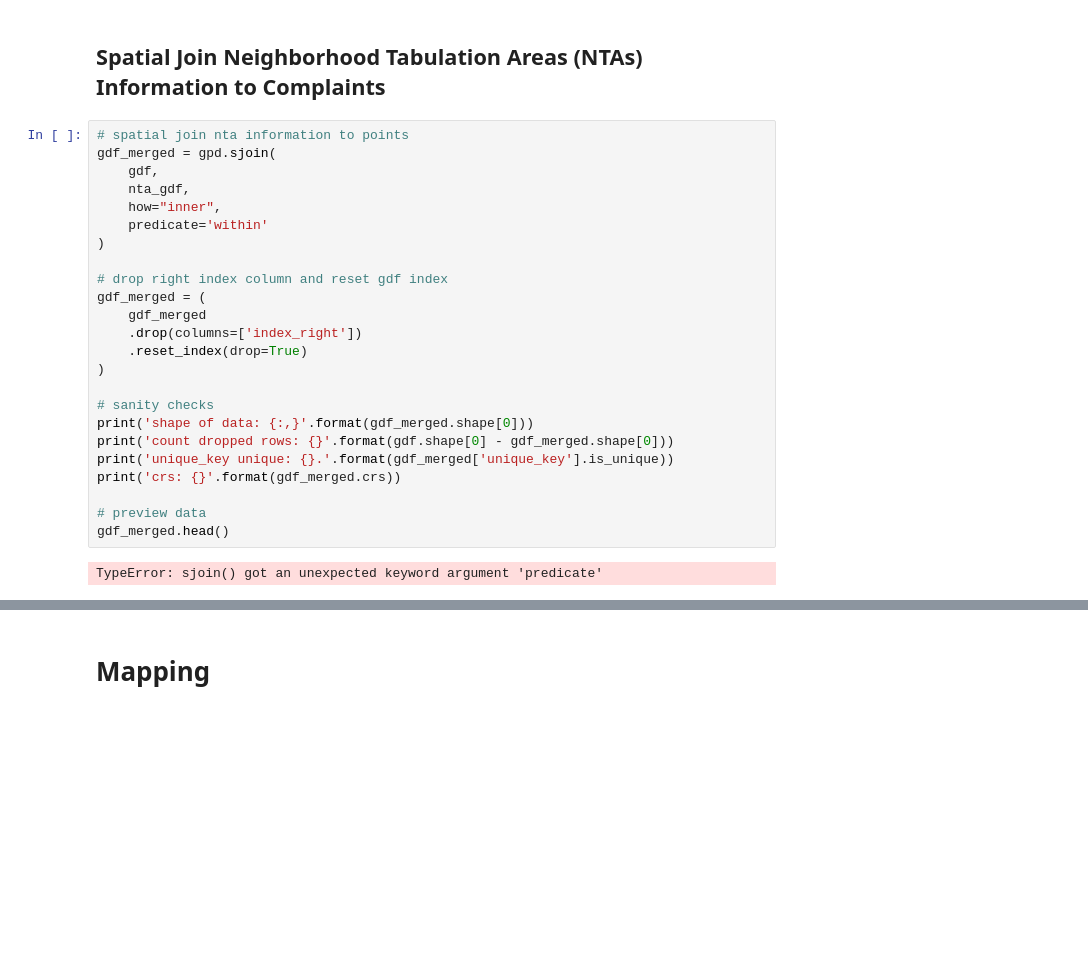
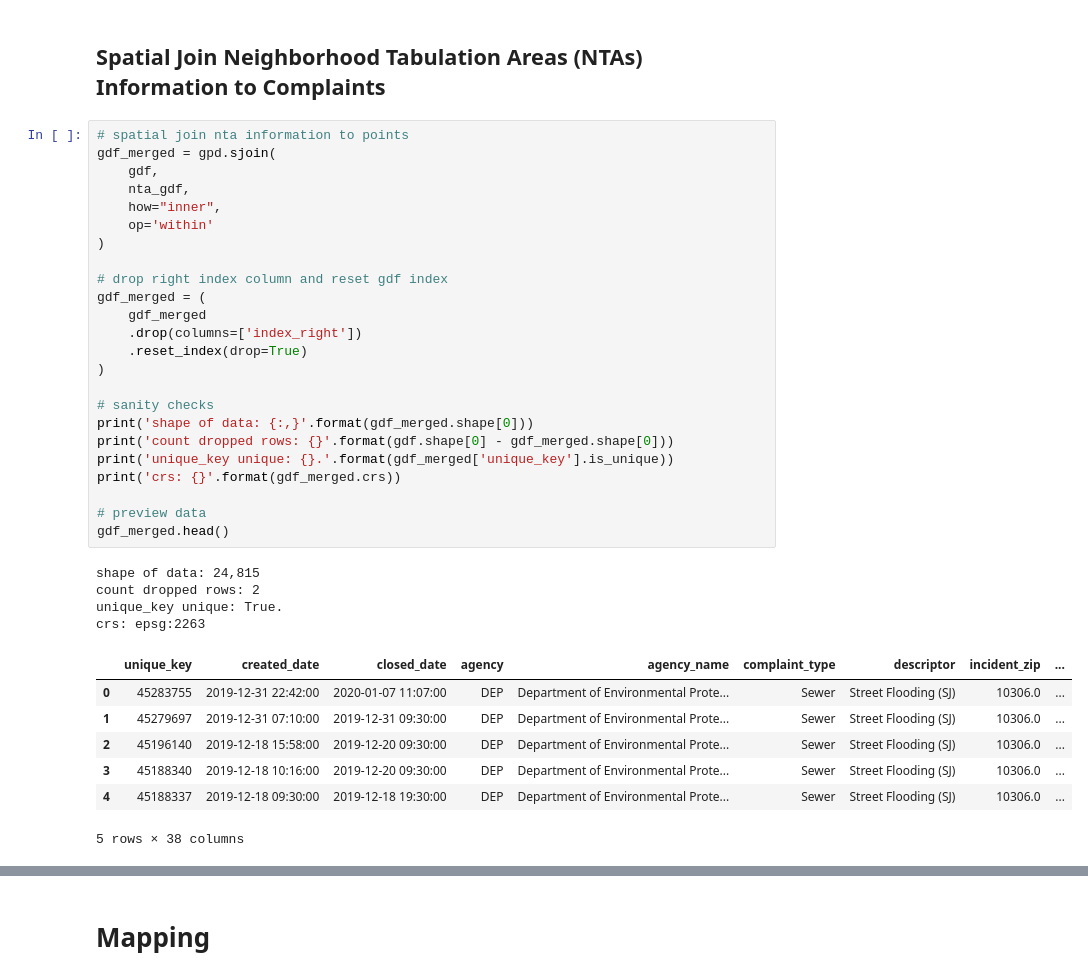
Before and after one commit to ndtwork/nyc-311-street-flooding, a Jupyter notebook: analysis-mapping.ipynb, the cells around one changed output, grey strips where cells are left out. Drawn from its saved outputs; the diff is of its cells as text; blank space fills up the shorter version.

```diff
--- a/analysis-mapping.ipynb
+++ b/analysis-mapping.ipynb
@@ -289,29 +289,39 @@ gdf.plot()
 # %%
 # spatial join nta information to points
 gdf_merged = gpd.sjoin(
     gdf,
     nta_gdf,
     how="inner",
-    predicate='within'
+    op='within'
 )
 
 # drop right index column and reset gdf index
 gdf_merged = (
     gdf_merged
     .drop(columns=['index_right'])
     .reset_index(drop=True)
 )
 
 # sanity checks
 print('shape of data: {:,}'.format(gdf_merged.shape[0]))
 print('count dropped rows: {}'.format(gdf.shape[0] - gdf_merged.shape[0]))
 print('unique_key unique: {}.'.format(gdf_merged['unique_key'].is_unique))
 print('crs: {}'.format(gdf_merged.crs))
 
 # preview data
 gdf_merged.head()
 # %% [output]
-TypeError: sjoin() got an unexpected keyword argument 'predicate'
+shape of data: 24,815
+count dropped rows: 2
+unique_key unique: True.
+crs: epsg:2263
+|  | unique_key | created_date | closed_date | agency | agency_name | complaint_type | descriptor | incident_zip | ... |
+| 0 | 45283755 | 2019-12-31 22:42:00 | 2020-01-07 11:07:00 | DEP | Department of Environmental Prote... | Sewer | Street Flooding (SJ) | 10306.0 | ... |
+| 1 | 45279697 | 2019-12-31 07:10:00 | 2019-12-31 09:30:00 | DEP | Department of Environmental Prote... | Sewer | Street Flooding (SJ) | 10306.0 | ... |
+| 2 | 45196140 | 2019-12-18 15:58:00 | 2019-12-20 09:30:00 | DEP | Department of Environmental Prote... | Sewer | Street Flooding (SJ) | 10306.0 | ... |
+| 3 | 45188340 | 2019-12-18 10:16:00 | 2019-12-20 09:30:00 | DEP | Department of Environmental Prote... | Sewer | Street Flooding (SJ) | 10306.0 | ... |
+| 4 | 45188337 | 2019-12-18 09:30:00 | 2019-12-18 19:30:00 | DEP | Department of Environmental Prote... | Sewer | Street Flooding (SJ) | 10306.0 | ... |
+5 rows × 38 columns
 # %%
 # summary of gdf
 gdf_merged.info()
```
Also changed, not shown: parts of 27 cells of this notebook.
